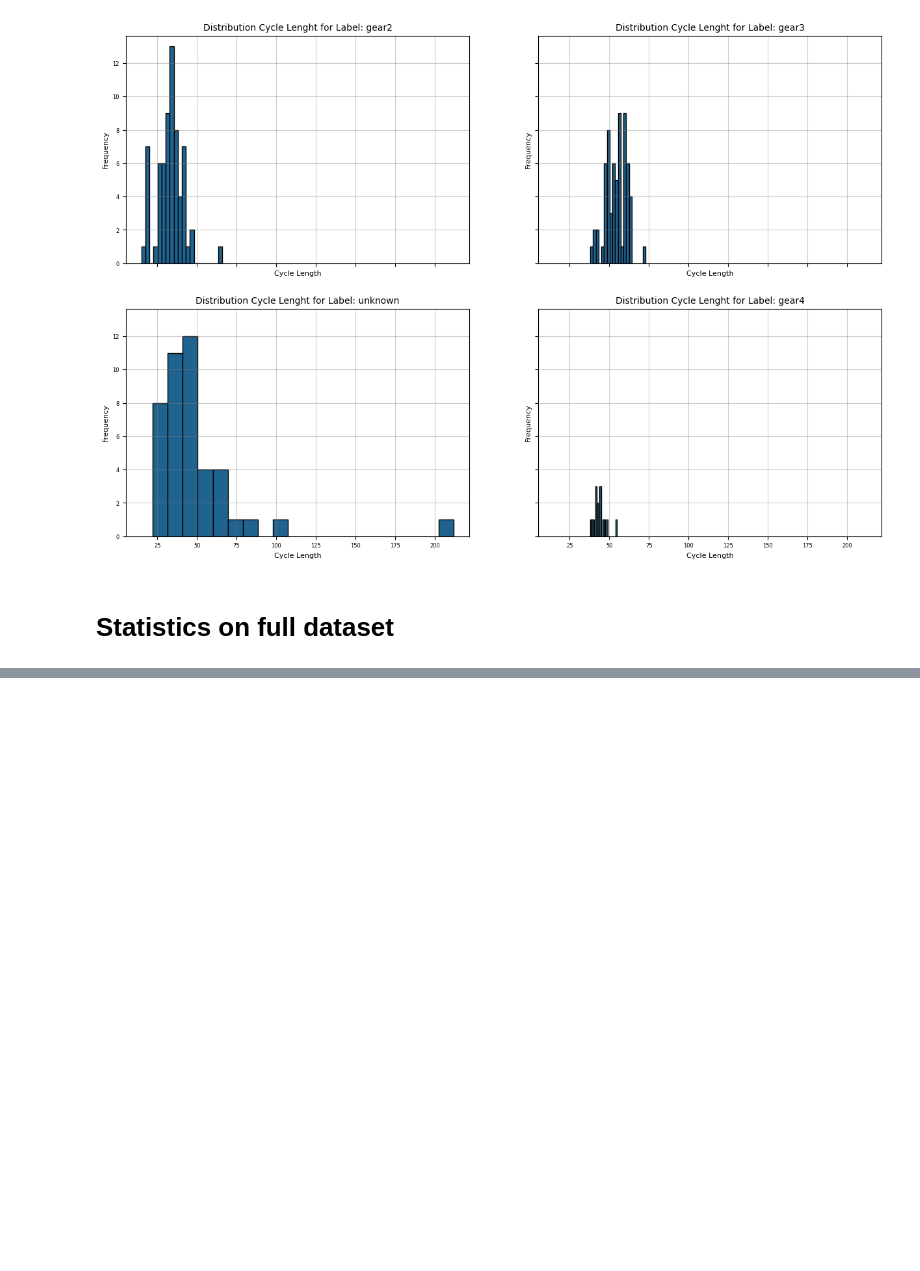
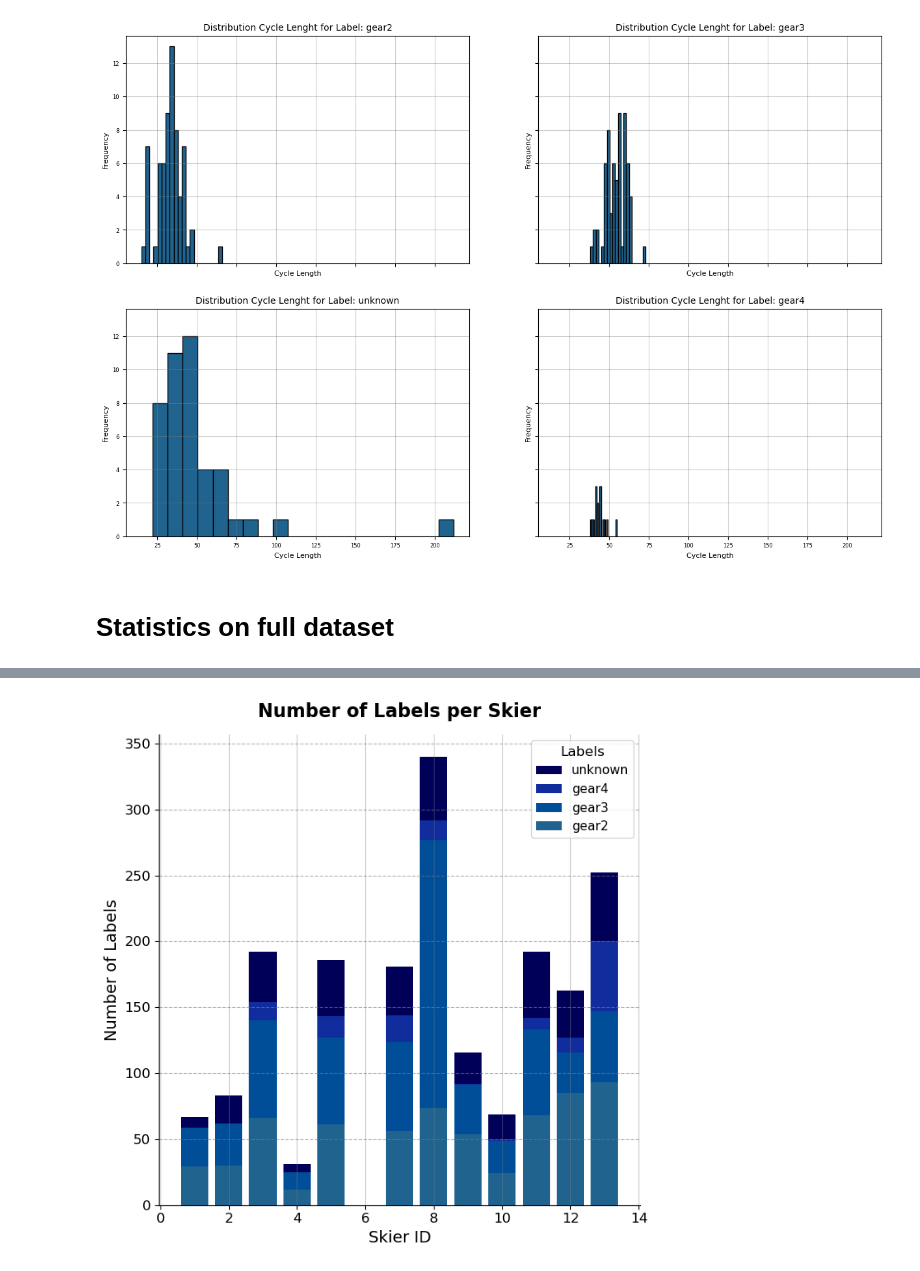
Before and after one commit to brittawi/SkiersProject, a Jupyter notebook: classification/cycle_stats/cycle_stats.ipynb, the cells around one changed output, grey strips where cells are left out. Drawn from its saved outputs; the diff is of its cells as text; code cells hidden in the pictures; blank space fills up the shorter version.

Commit message:
Labeled data plot

```diff
--- a/classification/cycle_stats/cycle_stats.ipynb
+++ b/classification/cycle_stats/cycle_stats.ipynb
@@ -255,0 +300,4 @@ Label: gear4, avg duration: 44.67142857142857, min duration: 32, max duration: 5
+# %%
+plot_labels_per_skier(skier_label_distribution)
+# %% [output]
+[figure, added]
```
Also changed, not shown: parts of 2 cells of this notebook.
